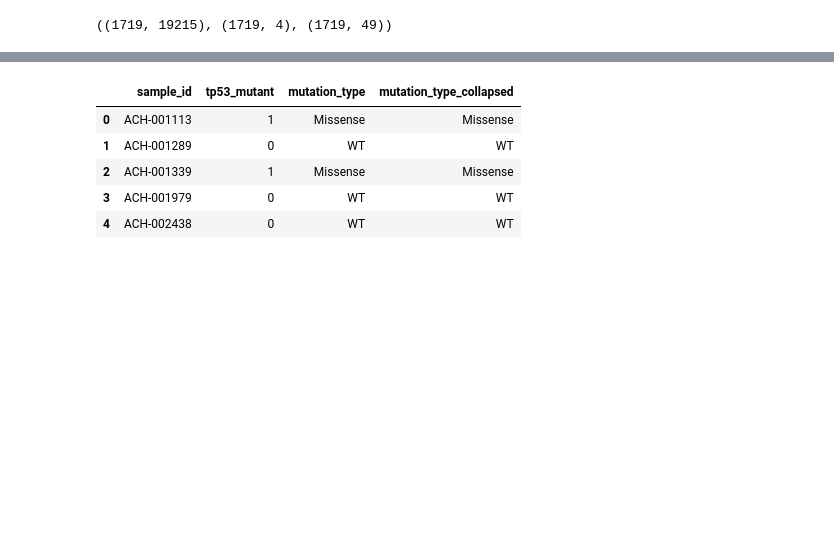
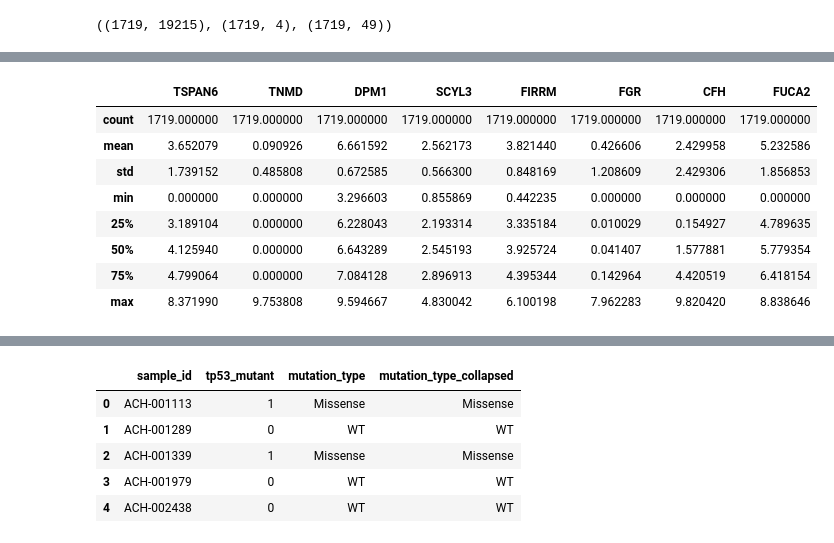
Before and after one commit to VlaadiAangelov/TP53-MUTATIONS, a Jupyter notebook: notebooks/01_data_and_eda.ipynb, the cells around one changed output, grey strips where cells are left out. Saved outputs shown, nothing was run; the diff lists cells and outputs as text; code cells hidden in the pictures; blank space fills up the shorter version.

```diff
--- a/notebooks/01_data_and_eda.ipynb
+++ b/notebooks/01_data_and_eda.ipynb
@@ -25,0 +40,13 @@ X.shape, labels.shape, metadata.shape
+# %%
+# Summary stats for the first few genes
+X.describe().iloc[:, :8]
+# %% [output]
+|  | TSPAN6 | TNMD | DPM1 | SCYL3 | FIRRM | FGR | CFH | FUCA2 |
+| count | 1719.000000 | 1719.000000 | 1719.000000 | 1719.000000 | 1719.000000 | 1719.000000 | 1719.000000 | 1719.000000 |
+| mean | 3.652079 | 0.090926 | 6.661592 | 2.562173 | 3.821440 | 0.426606 | 2.429958 | 5.232586 |
+| std | 1.739152 | 0.485808 | 0.672585 | 0.566300 | 0.848169 | 1.208609 | 2.429306 | 1.856853 |
+| min | 0.000000 | 0.000000 | 3.296603 | 0.855869 | 0.442235 | 0.000000 | 0.000000 | 0.000000 |
+| 25% | 3.189104 | 0.000000 | 6.228043 | 2.193314 | 3.335184 | 0.010029 | 0.154927 | 4.789635 |
+| 50% | 4.125940 | 0.000000 | 6.643289 | 2.545193 | 3.925724 | 0.041407 | 1.577881 | 5.779354 |
+| 75% | 4.799064 | 0.000000 | 7.084128 | 2.896913 | 4.395344 | 0.142964 | 4.420519 | 6.418154 |
+| max | 8.371990 | 9.753808 | 9.594667 | 4.830042 | 6.100198 | 7.962283 | 9.820420 | 8.838646 |
```
Also changed, not shown: parts of 8 cells of this notebook, 17 other files.
